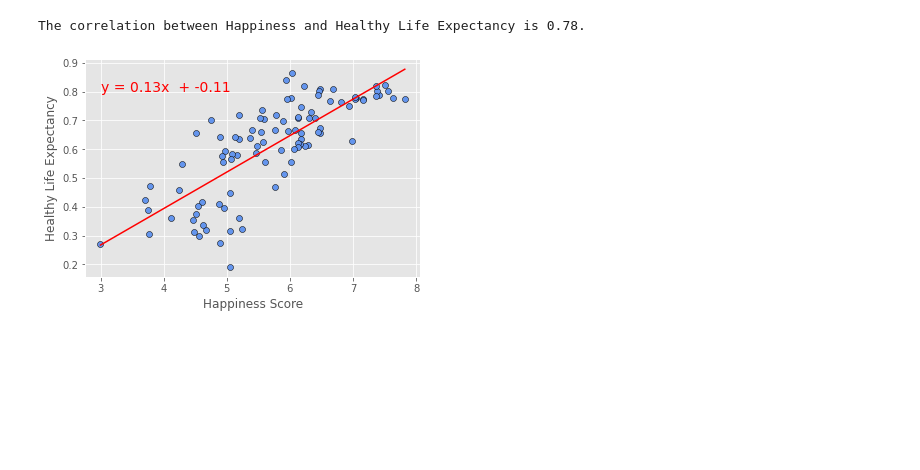
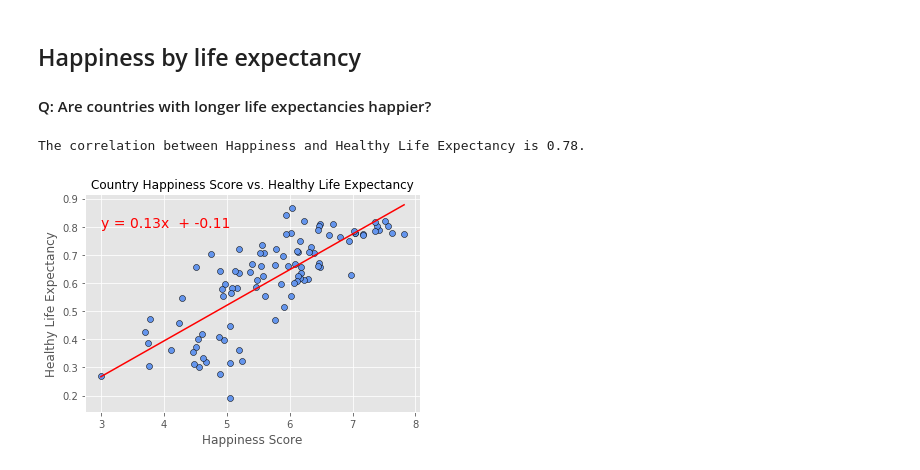
Before and after one commit to CBPher24/Exploring-World-Happiness, a Jupyter notebook: MainWork/All_Questions_team.ipynb, the cells around one changed output. Saved outputs shown, nothing was run; the diff lists cells and outputs as text; code cells hidden in the pictures; blank space fills up the shorter version.

```diff
--- a/MainWork/All_Questions_team.ipynb
+++ b/MainWork/All_Questions_team.ipynb
@@ -39,6 +39,7 @@ def linear_regression(x_axis_lreg, y_axis_lreg, x_label, y_label, line_eq_x, lin
     plt.scatter(x_axis_lreg, y_axis_lreg, marker = 'o', facecolor = 'cornflowerblue', edgecolor = 'black')
     plt.xlabel(x_label)
     plt.ylabel(y_label)
+    plt.title(f'Country Happiness Score vs. {y_label}', fontsize = 12)
     plt.plot(x_axis_lreg, regress_values, 'r')
     plt.annotate(line_eq, (line_eq_x, line_eq_y), fontsize = 12, color = 'red', size = 14)
     plt.show
@@ -65,7 +87,8 @@ The correlation between Happiness and Sunshine Hours per Year is -0.54.
+# %% [markdown]
+## Happiness by life expectancy
+#### Q: Are countries with longer life expectancies happier?
 # %%
-# Happiness by life expectancy
-# Q: Are countries with longer life expectancies happier?
-linear_regression(happy_df['Happiness score'], happy_df['Explained by: Healthy life expectancy'], 'Happiness Score', 'Healthy Life Expectancy', 3, 0.8)
+linear_regression(happy_df['Happiness Score'], happy_df['Healthy Life Expectancy'], 'Happiness Score', 'Healthy Life Expectancy', 3, 0.8)
 # %% [output]
 The correlation between Happiness and Healthy Life Expectancy is 0.78.
-[figure, old version]
+[figure, new version]
```
Also changed, not shown: parts of 11 cells of this notebook, 3 other files.
